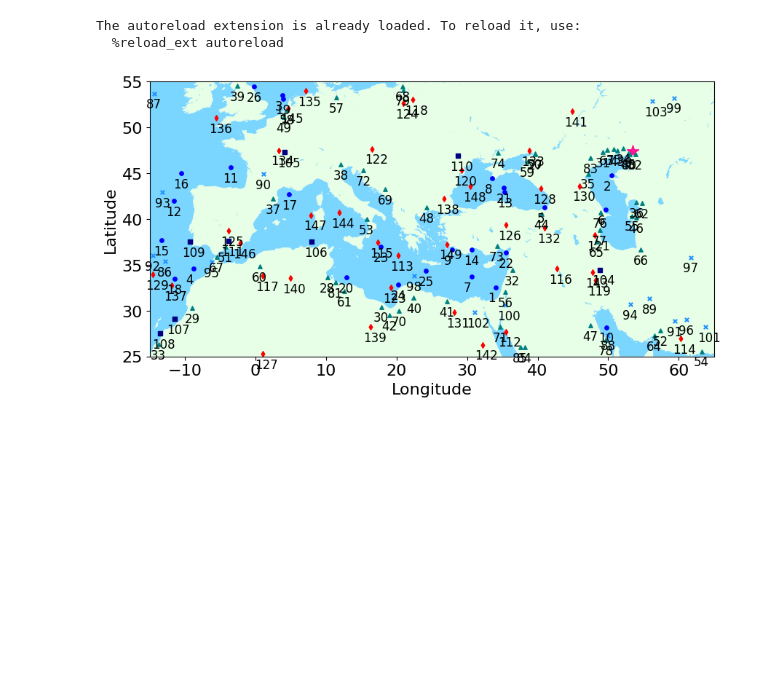
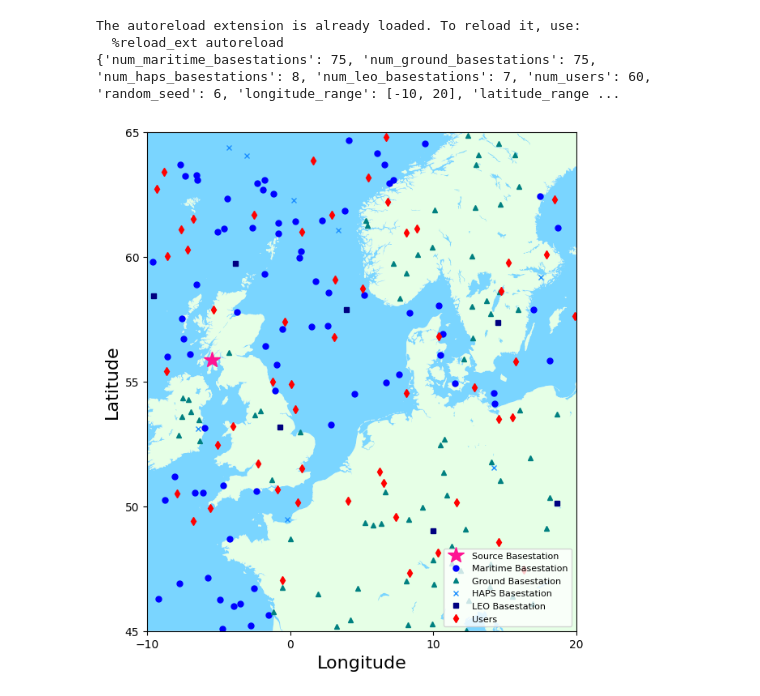
Before and after one commit to hslyu/SSIR, a Jupyter notebook: scripts/demo.ipynb, the cells around one changed output. Saved outputs shown, nothing was run; the diff lists cells and outputs as text; code cells hidden in the pictures; blank space fills up the shorter version.

```diff
--- a/scripts/demo.ipynb
+++ b/scripts/demo.ipynb
@@ -1,17 +1,20 @@
 # %%
 %load_ext autoreload
 %autoreload 2
 
-from ssir.pathfinder import astar, genetic
+from ssir.pathfinder import astar, genetic, bruteforce, montecarlo
 import ssir.environment as env
+from ssir import basestations as bs
 
-config = env.generate_config(0)
+bs.environmental_variables.SPSC_probability = 0.9999
+config = env.generate_config(6)
 dm = env.DataManager(**config)
 pm = env.PlotManager()
 graph = dm.generate_master_graph()
-pm.plot_dm(dm, verbose=True)
+print(config)
 # %% [output]
 The autoreload extension is already loaded. To reload it, use:
   %reload_ext autoreload
+{'num_maritime_basestations': 75, 'num_ground_basestations': 75, 'num_haps_basestations': 8, 'num_leo_basestations': 7, 'num_users': 60, 'random_seed': 6, 'longitude_range': [-10, 20], 'latitude_range ...
-[figure, old version]
+[figure, new version]
 # %%
```
Also changed, not shown: parts of 2 cells of this notebook, 18 other files.
